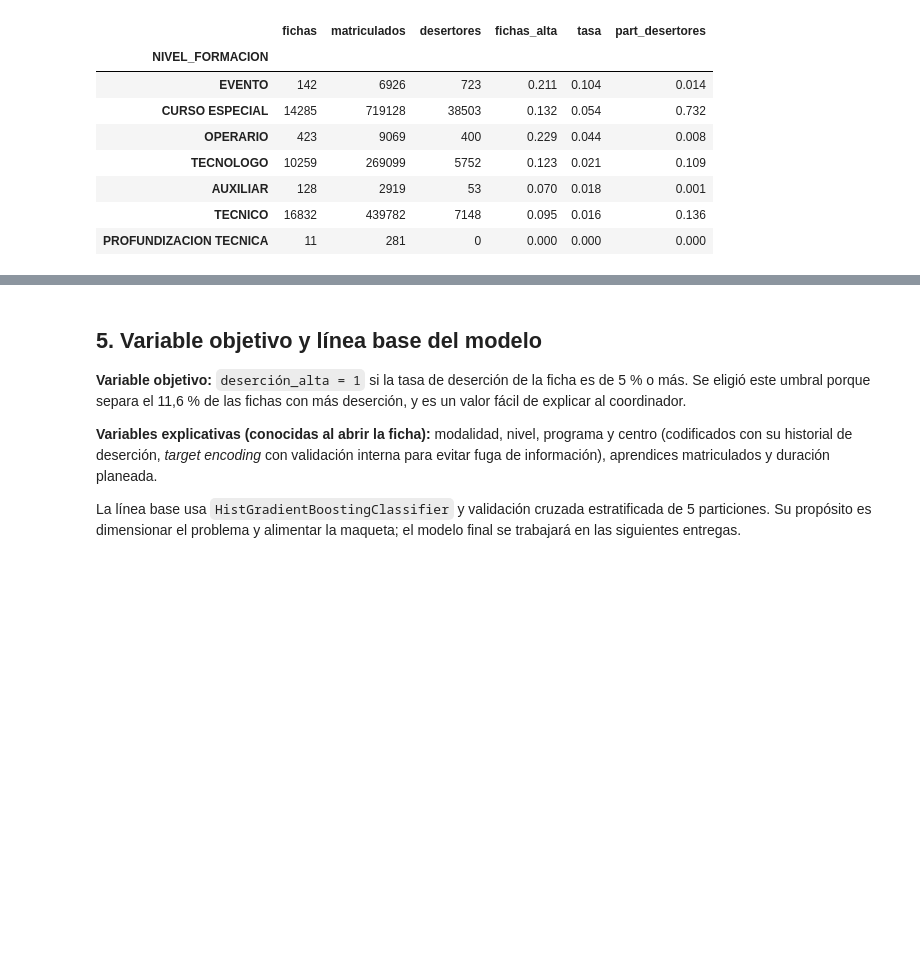
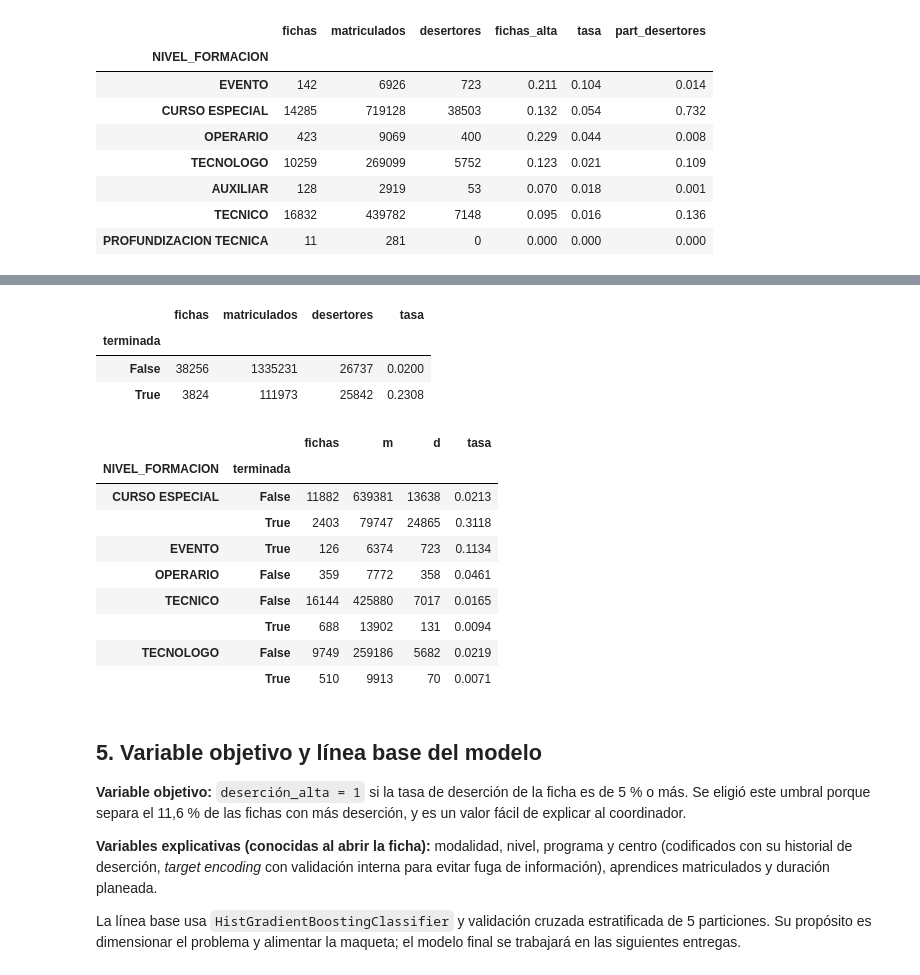
Before and after one commit to MauricioHenaoC/dsa-grupo33-entrega1, a Jupyter notebook: notebooks/01_exploracion_desercion.ipynb, the cells around one changed output, grey strips where cells are left out. Cells and saved outputs as stored; diff of their text form; code cells hidden in the pictures; blank space fills up the shorter version.

```diff
--- a/notebooks/01_exploracion_desercion.ipynb
+++ b/notebooks/01_exploracion_desercion.ipynb
@@ -438,3 +444,32 @@ findfont: Font family 'Inter' not found.
+# %%
+corte = pd.Timestamp('2024-02-28')
+df['terminada'] = df.fecha_fin <= corte
+
+censura = df.groupby('terminada').agg(fichas=('desertores', 'size'),
+                                      matriculados=('matriculados', 'sum'),
+                                      desertores=('desertores', 'sum'))
+censura['tasa'] = censura.desertores / censura.matriculados
+display(censura.round(4))
+
+por_nivel = df.groupby(['NIVEL_FORMACION', 'terminada']).agg(
+    fichas=('desertores', 'size'), m=('matriculados', 'sum'), d=('desertores', 'sum'))
+por_nivel['tasa'] = por_nivel.d / por_nivel.m
+display(por_nivel[por_nivel.fichas >= 100].round(4))
+# %% [output]
+|  | fichas | matriculados | desertores | tasa |
+| terminada |  |  |  |  |
+| False | 38256 | 1335231 | 26737 | 0.0200 |
+| True | 3824 | 111973 | 25842 | 0.2308 |
+|  |  | fichas | m | d | tasa |
+| NIVEL_FORMACION | terminada |  |  |  |  |
+| CURSO ESPECIAL | False | 11882 | 639381 | 13638 | 0.0213 |
+|  | True | 2403 | 79747 | 24865 | 0.3118 |
+| EVENTO | True | 126 | 6374 | 723 | 0.1134 |
+| OPERARIO | False | 359 | 7772 | 358 | 0.0461 |
+| TECNICO | False | 16144 | 425880 | 7017 | 0.0165 |
+|  | True | 688 | 13902 | 131 | 0.0094 |
+| TECNOLOGO | False | 9749 | 259186 | 5682 | 0.0219 |
+|  | True | 510 | 9913 | 70 | 0.0071 |
 # %% [markdown]
 ## 5. Variable objetivo y línea base del modelo
 
```
Also changed, not shown: parts of 10 cells of this notebook.
